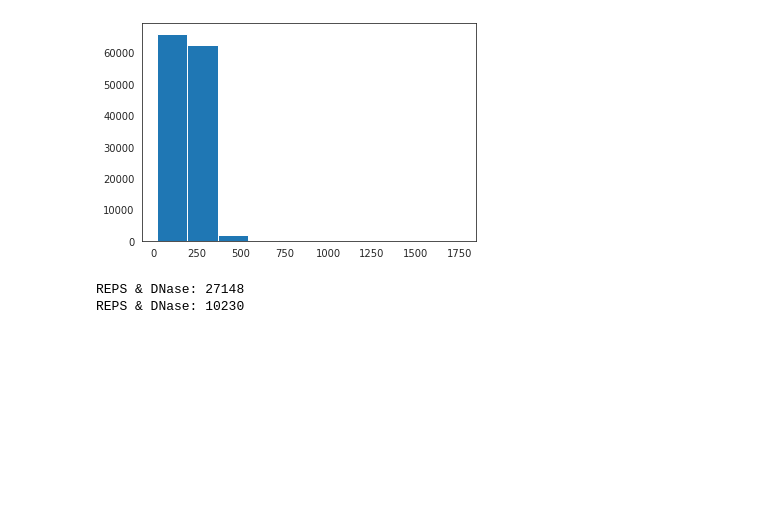
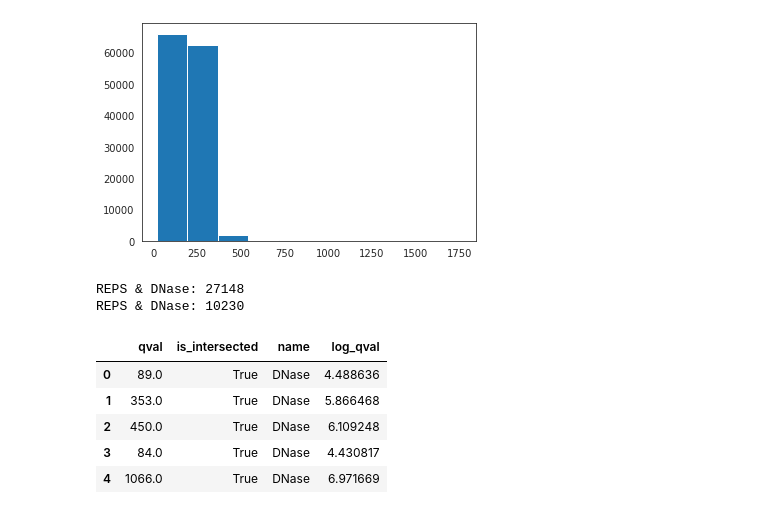
Before and after one commit to vessemer/BCG, a Jupyter notebook: IPython/ChIP.ipynb, the cells around one changed output. Drawn from its saved outputs; the diff is of its cells as text; code cells hidden in the pictures; blank space fills up the shorter version.

```diff
--- a/IPython/ChIP.ipynb
+++ b/IPython/ChIP.ipynb
@@ -511,3 +468,14 @@ dnase.head()
 # %% [output]
 REPS & DNase: 27148
 REPS & DNase: 10230
+# %%
+names = [ 'DNase' ]
+qvals = us.get_qvals(names, True)
+qvals.head()
+# %% [output]
+|  | qval | is_intersected | name | log_qval |
+| 0 | 89.0 | True | DNase | 4.488636 |
+| 1 | 353.0 | True | DNase | 5.866468 |
+| 2 | 450.0 | True | DNase | 6.109248 |
+| 3 | 84.0 | True | DNase | 4.430817 |
+| 4 | 1066.0 | True | DNase | 6.971669 |
```
Also changed, not shown: parts of 14 cells of this notebook, 4 other files.
